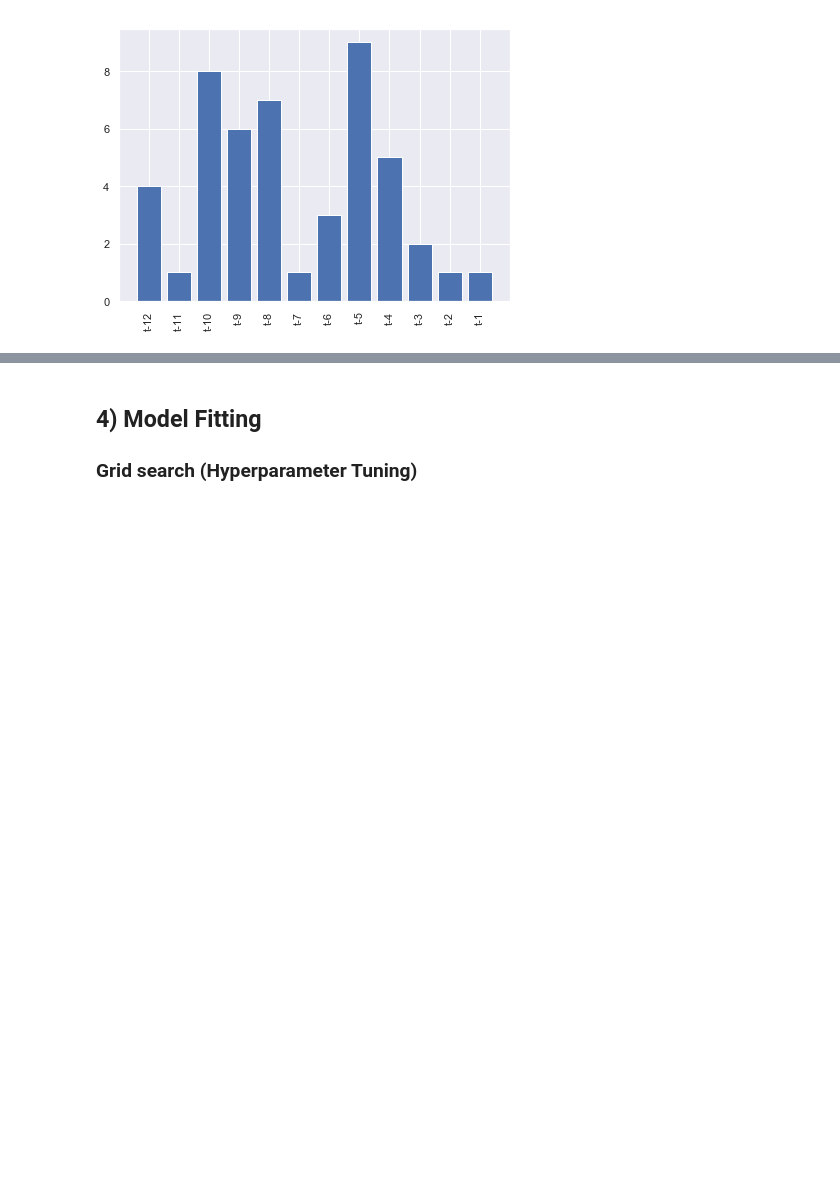
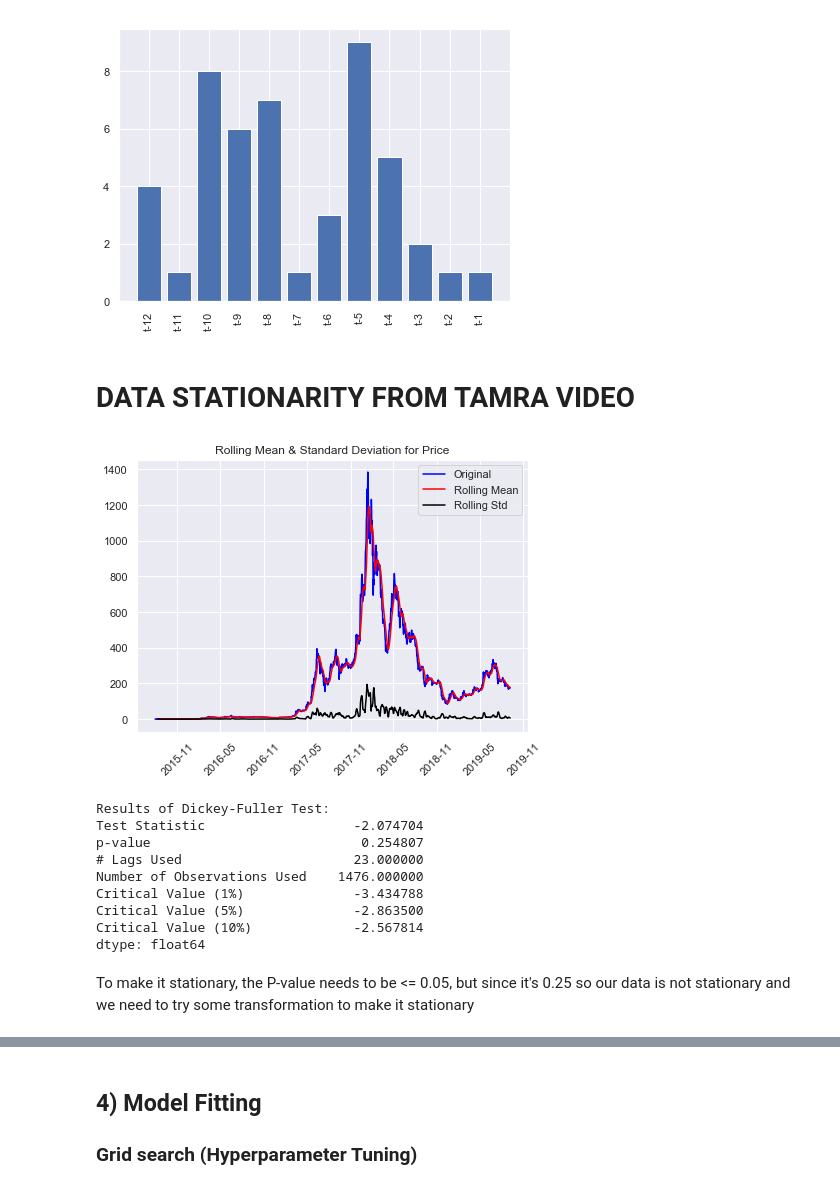
Before and after one commit to y4m4rx/appliedDataScienceProject, a Jupyter notebook: sezi/Project.ipynb, the cells around one changed output, grey strips where cells are left out. Saved outputs shown, nothing was run; the diff lists cells and outputs as text; code cells hidden in the pictures; blank space fills up the shorter version.

Commit message:
Add Data Stationary based on the video

```diff
--- a/sezi/Project.ipynb
+++ b/sezi/Project.ipynb
@@ -461,3 +461,58 @@ t-7
 t-2
 t-1
 [figure]
+# %% [markdown]
+# DATA STATIONARITY FROM TAMRA VIDEO
+# %%
+from statsmodels.tsa.stattools import adfuller
+def test_stationarity(df, ts):
+    # Determing rolling statistics
+    rolmean = df[ts].rolling(window = 12, center = False).mean()
+    rolstd = df[ts].rolling(window = 12, center = False).std()
+
+    # Plot rolling statistics:
+    orig = plt.plot(df[ts],
+                    color = 'blue',
+                    label = 'Original')
+    mean = plt.plot(rolmean,
+                    color = 'red',
+                    label = 'Rolling Mean')
+    std = plt.plot(rolstd,
+                   color = 'black',
+                   label = 'Rolling Std')
+    plt.legend(loc = 'best')
+    plt.title('Rolling Mean & Standard Deviation for %s' %(ts))
+    plt.xticks(rotation = 45)
+    plt.show(block = False)
+    plt.close()
+
+    # Perform Dickey-Fuller test:
+    # Null Hypothesis (H_0): time series is not stationary
+    # Alternate Hypothesis (H_1): time series is stationary
+    print('Results of Dickey-Fuller Test:')
+    dftest = adfuller(df[ts],
+                      autolag='AIC')
+    dfoutput = pd.Series(dftest[0:4],
+                         index = ['Test Statistic',
+                                  'p-value',
+                                  '# Lags Used',
+                                  'Number of Observations Used'])
+    for key, value in dftest[4].items():
+        dfoutput['Critical Value (%s)'%key] = value
+    print(dfoutput)
+    return dfoutput['p-value']
+# %%
+test_stationarity(etherPrice,"Price")
+# %% [output]
+[figure, added]
+Results of Dickey-Fuller Test:
+Test Statistic                   -2.074704
+p-value                           0.254807
+# Lags Used                      23.000000
+Number of Observations Used    1476.000000
+Critical Value (1%)              -3.434788
+Critical Value (5%)              -2.863500
+Critical Value (10%)             -2.567814
+dtype: float64
+# %% [markdown]
+To make it stationary, the P-value needs to be <= 0.05, but since it's 0.25 so our data is not stationary and we need to try some transformation to make it stationary
```
Also changed, not shown: parts of 12 cells of this notebook.
